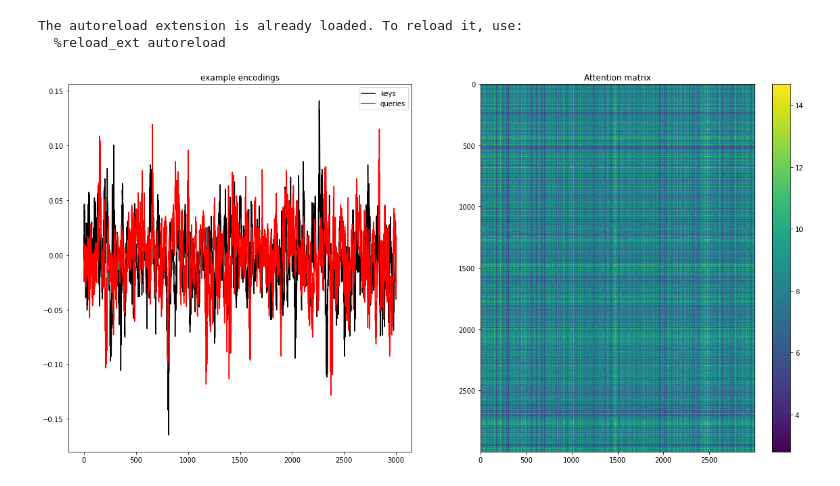
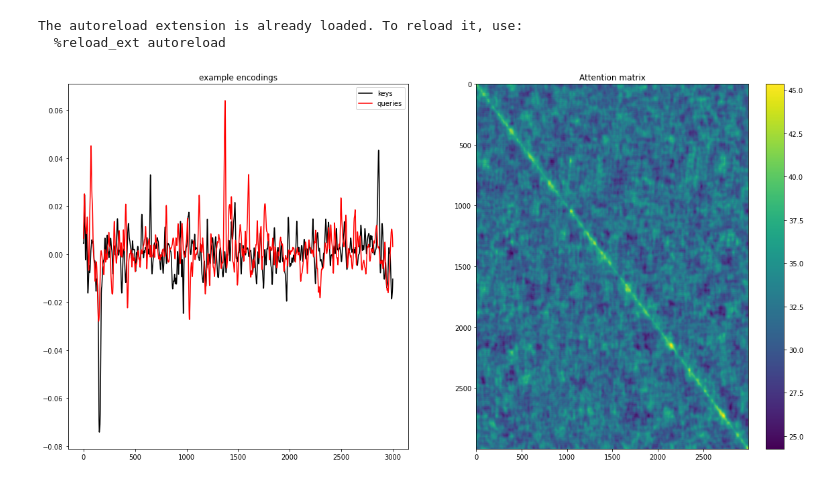
Before and after one commit to aliutkus/spe, a Jupyter notebook: dev/examples/test_spe.ipynb, the cells around one changed output. Cells and saved outputs as stored; diff of their text form; code cells hidden in the pictures.

```diff
--- a/dev/examples/test_spe.ipynb
+++ b/dev/examples/test_spe.ipynb
@@ -13,14 +13,14 @@ device = 'cuda' if torch.cuda.is_available() else 'cpu'
 conv = False
 
 # number of layers to simulate
-n_layers = 5
+n_layers = 8
 
 # dimension for the keys and queries
 keys_dim = 64
 spe_dim = 32
 num_heads = 8
-num_realizations = 32
-num_sines = 10
+num_realizations = 64
+num_sines = 20
 
 # create the positional encoder, with a specified max lag
 if conv:
@@ -35,9 +35,10 @@ batchsize=16
 
 
 # generate some encodings of shape (batchsize, num, n)
-q = torch.rand(batchsize, n, num_heads, keys_dim, device=device, requires_grad = True)
-k = torch.rand(batchsize, n, num_heads, keys_dim, device=device, requires_grad = True)
-encoder.reset(q.shape, share_in_batch=True)
+q = torch.ones(batchsize, n, num_heads, keys_dim, device=device, requires_grad=True)
+k = torch.ones(batchsize, n, num_heads, keys_dim, device=device, requires_grad=True)
+q[:, :, :, :4] = 1
+k[:, :, :, :4] = 1
 
 from tqdm import tqdm
 
@@ -45,31 +46,31 @@ loss = 0
 for iteration in tqdm(range(n_layers)):
     # compute the average attention matrix
     q, k = encoder(q,k)
 
     A = torch.mm(q[0,:,0,:], k[0,:,0,:].T)
 
     loss = loss + A.sum()
 
 A = torch.mm(q[0,:,0,:].detach(), k[0,:,0,:].T.detach())
 
 
 # display some queries and keys
 q = q.detach()
 k = k.detach()
 
 plt.figure(figsize=[20,10]);
 plt.subplot(121)
 plt.plot(k[0,:,0,0].cpu(),'k');
 plt.plot(q[0,:,0,0].cpu(),'r');
 plt.title('example encodings');
 plt.legend(['keys', 'queries']);
 
 # display the average dot product
 plt.subplot(122);
 plt.imshow(A.detach().cpu().numpy(), aspect='auto', interpolation='nearest');
 plt.title('Attention matrix');
 plt.colorbar();
 # %% [output]
 The autoreload extension is already loaded. To reload it, use:
   %reload_ext autoreload
-[figure, old version]
+[figure, new version]
```
Also changed, not shown: parts of 2 cells of this notebook.
